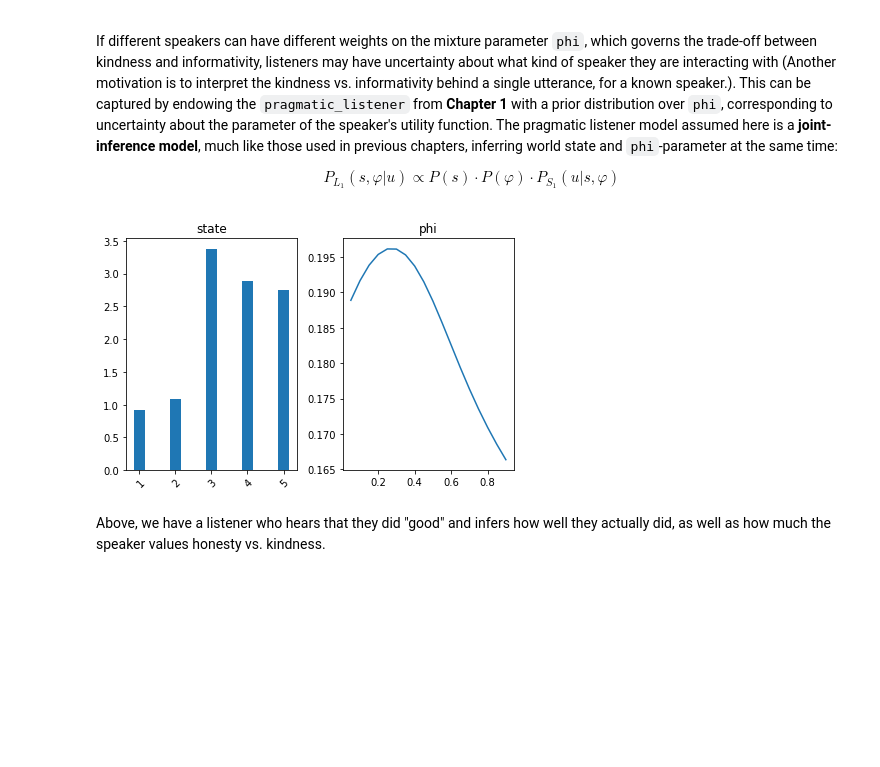
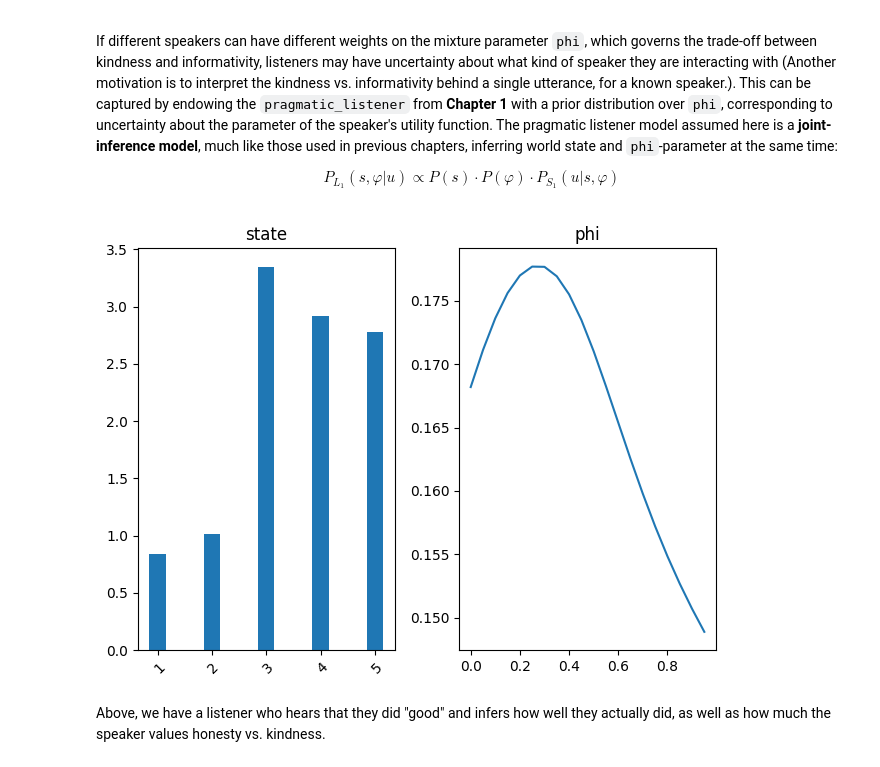
Before and after one commit to marvosyntactical/pragmatics-pyro, a Jupyter notebook: course/solutions/09-RSA-politeness.ipynb, the cells around one changed output. Cells and saved outputs as stored; diff of their text form; code cells hidden in the pictures; blank space fills up the shorter version.

```diff
--- a/course/solutions/09-RSA-politeness.ipynb
+++ b/course/solutions/09-RSA-politeness.ipynb
@@ -150,7 +143,7 @@ def literal_listener(utterance):
     pyro.factor("literal_meaning", 0. if meaning(utterance, state) else -999999.)
     return state
 # %%
-utt = "good"
-l0_dist = literal_listener(utt)
-silly_plotter(l0_dist)
+utterance = "okay"
+l0_dist = literal_listener(utterance)
+visualize(l0_dist)
 # %% [output]
@@ -212,8 +205,8 @@ $$P_{L_1}(s,\varphi|u)\propto P(s)\cdot P(\varphi)\cdot P_{S_1}(u|s,\varphi)$$
 # %%
 def phi_prior():
     # possible phis:
-    phis = torch.arange(start=0.05,end=0.95,step=0.05)
-    uniform = dist.Categorical(torch.ones(len(phis))/len(phis))
+    phis = torch.arange(start=0.00, end=1.0, step=0.05)
+    uniform = dist.Categorical(torch.ones(len(phis)) / len(phis))
     idx = pyro.sample("phi", uniform)
     return phis[idx]
 
@@ -221,7 +214,7 @@ def phi_prior():
 def pragmatic_listener(utterance):
     state = state_prior()
     phi = phi_prior()
-    s1_dist = speaker1(state,phi)
+    s1_dist = speaker1(state, phi)
 
     s1_utterance = pyro.sample("l1_sim_of_s1", s1_dist)
 
@@ -229,10 +222,10 @@ def pragmatic_listener(utterance):
 
     return state, phi
 # %%
-l1_dist = pragmatic_listener("good") # this may take some time
-sillier_plotter(l1_dist, x_name="state", y_name="phi")
+l1_dist = pragmatic_listener("good")
+visualize(l1_dist, x_name="state", y_name="phi")
 # %% [output]
-[figure, old version]
+[figure, new version]
 # %% [markdown]
 Above, we have a listener who hears that they did "good" and infers how well they actually did, as well as how much the speaker values honesty vs. kindness.
 # %% [markdown]
```
Also changed, not shown: parts of 24 cells of this notebook, 11 other files.
